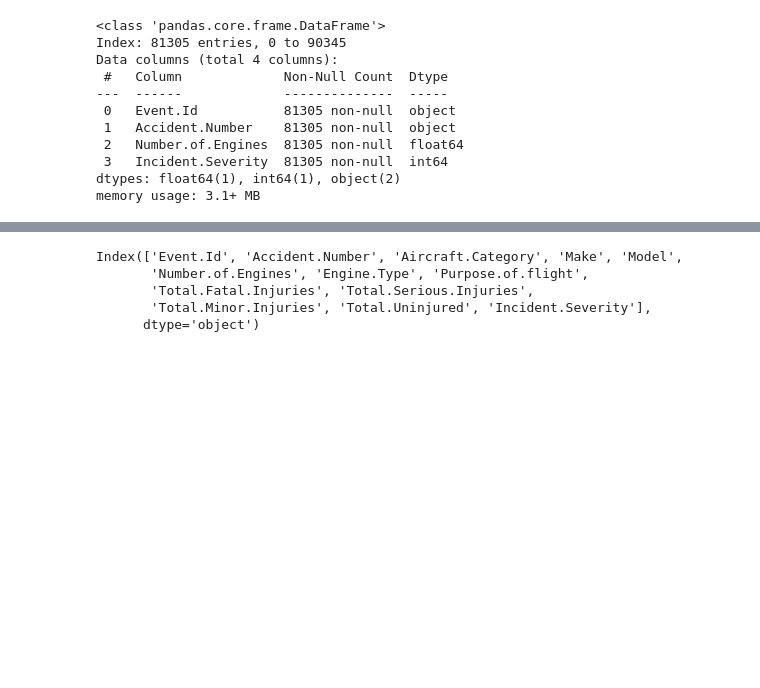
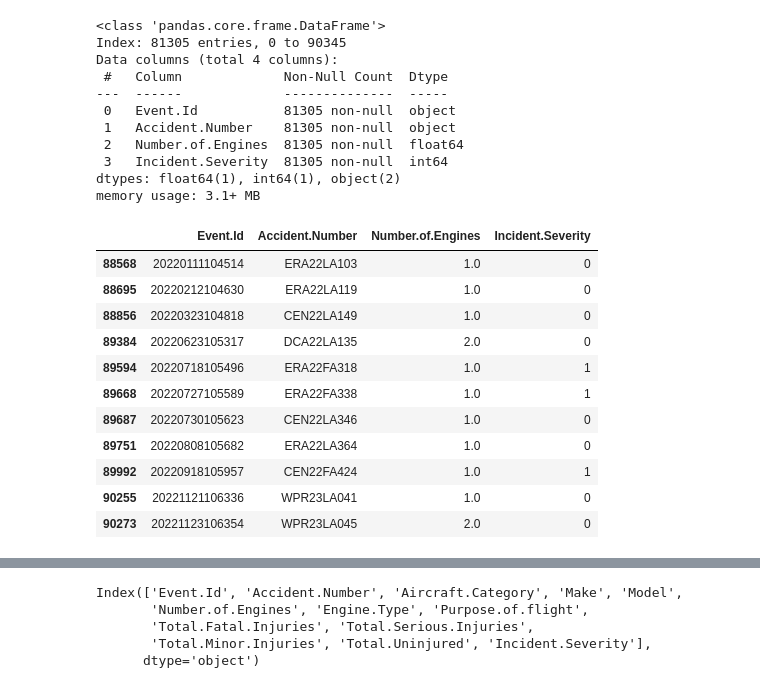
Before and after one commit to AndrewReusche/dsc-phase-1-project-v3, a Jupyter notebook: student.ipynb, the cells around one changed output, grey strips where cells are left out. Cells and saved outputs as stored; diff of their text form; code cells hidden in the pictures; blank space fills up the shorter version.

```diff
--- a/student.ipynb
+++ b/student.ipynb
@@ -1055,3 +1077,18 @@ Data columns (total 4 columns):
  3   Incident.Severity  81305 non-null  int64
 dtypes: float64(1), int64(1), object(2)
 memory usage: 3.1+ MB
+# %%
+Engine_Count_Scrubbed[Engine_Count_Scrubbed.duplicated]
+# %% [output]
+|  | Event.Id | Accident.Number | Number.of.Engines | Incident.Severity |
+| 88568 | 20220111104514 | ERA22LA103 | 1.0 | 0 |
+| 88695 | 20220212104630 | ERA22LA119 | 1.0 | 0 |
+| 88856 | 20220323104818 | CEN22LA149 | 1.0 | 0 |
+| 89384 | 20220623105317 | DCA22LA135 | 2.0 | 0 |
+| 89594 | 20220718105496 | ERA22FA318 | 1.0 | 1 |
+| 89668 | 20220727105589 | ERA22FA338 | 1.0 | 1 |
+| 89687 | 20220730105623 | CEN22LA346 | 1.0 | 0 |
+| 89751 | 20220808105682 | ERA22LA364 | 1.0 | 0 |
+| 89992 | 20220918105957 | CEN22FA424 | 1.0 | 1 |
+| 90255 | 20221121106336 | WPR23LA041 | 1.0 | 0 |
+| 90273 | 20221123106354 | WPR23LA045 | 2.0 | 0 |
```
Also changed, not shown: parts of 17 cells of this notebook.
